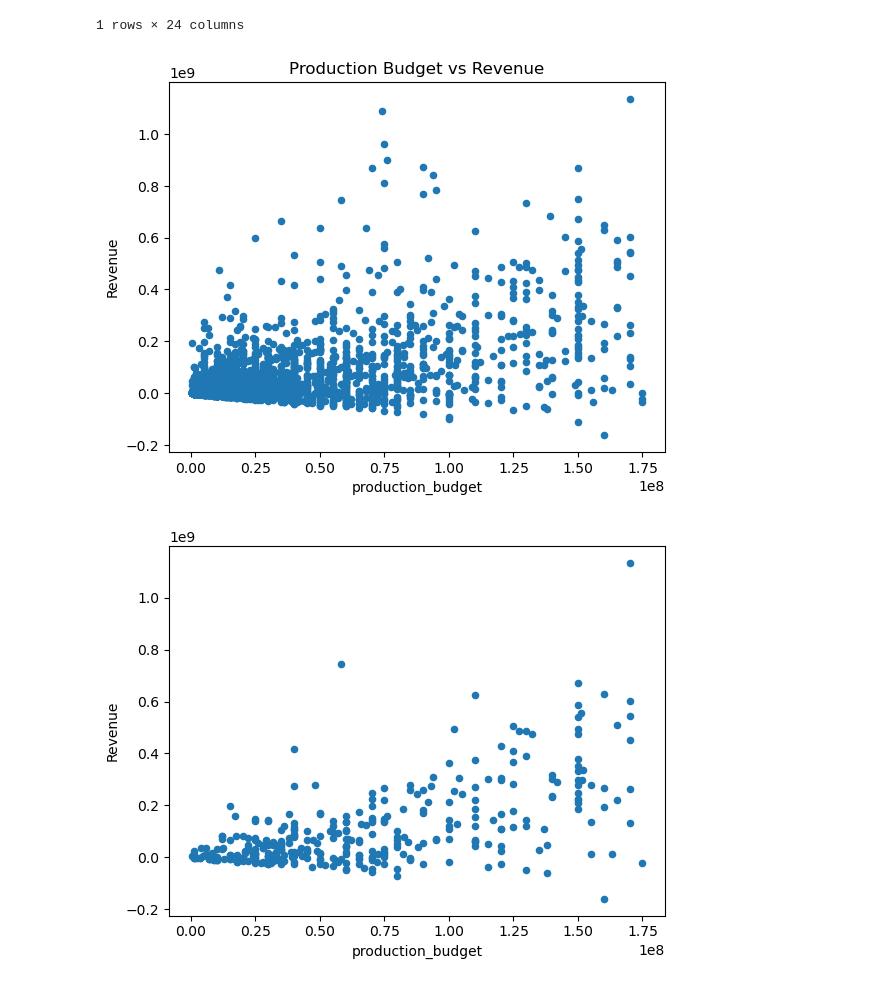
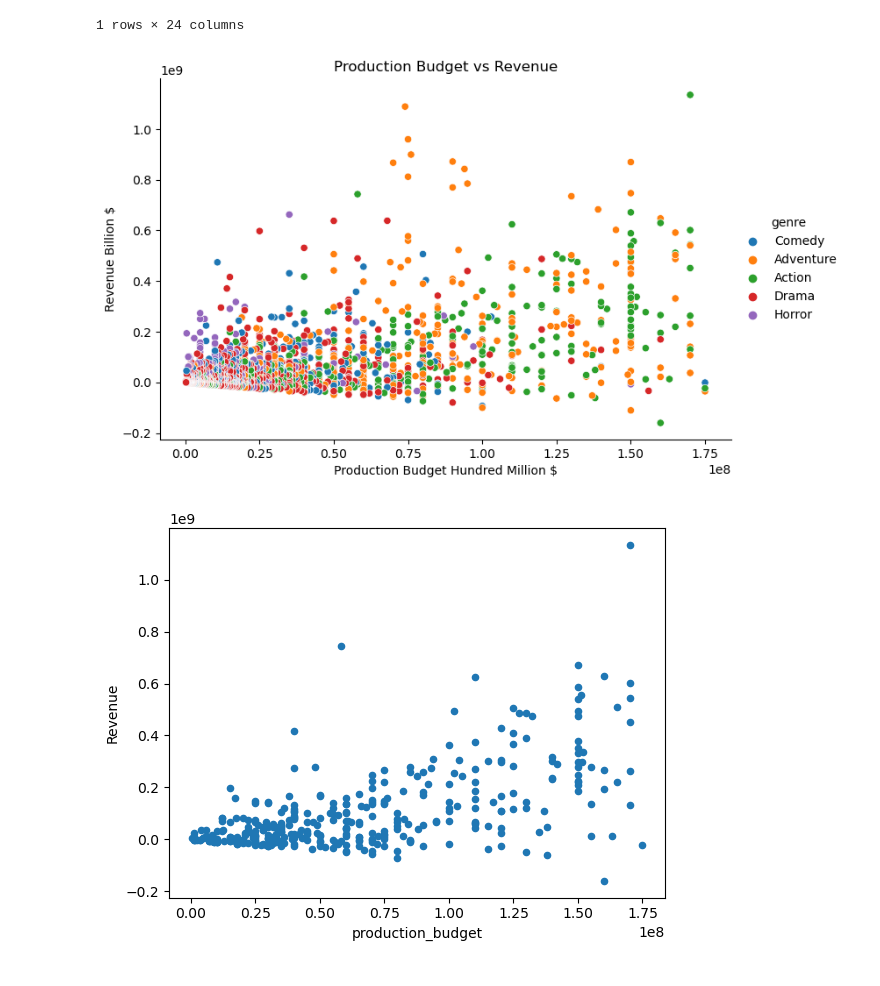
Before and after one commit to JESSIMOPIN/project-1-bootcamp, a Jupyter notebook: main_movies.ipynb, the cells around one changed output. Cells and saved outputs as stored; diff of their text form; code cells hidden in the pictures.

Commit message:
Add the presentation, update the code for some plots and added some new plots

```diff
--- a/main_movies.ipynb
+++ b/main_movies.ipynb
@@ -461,13 +462,14 @@ years_movies_df[years_movies_df['%_Revenue']==years_movies_df['%_Revenue'].max()
 1 rows × 24 columns
 # %%
 #Check for correlation between Production Budget and Revenue
-years_movies_df.plot.scatter(x='production_budget', y='Revenue')
+sns.relplot(data=years_movies_df, x='production_budget', y='Revenue', hue='genre',  aspect=1.5)
 plt.title('Production Budget vs Revenue')
+plt.xlabel('Production Budget Hundred Million $')
+plt.ylabel('Revenue Billion $')
 plt.savefig(f'./figures/prod_budget_vs_revenue_{lowery}_to_{uppery}.png')
-
 plt.show()
 # %% [output]
-[figure, old version]
+[figure, new version]
 # %%
 #Check for correlation in each genre
 years_movies_df.groupby('genre').plot.scatter(x='production_budget',y='Revenue')
```
Also changed, not shown: parts of 5 cells of this notebook, 13 other files.
